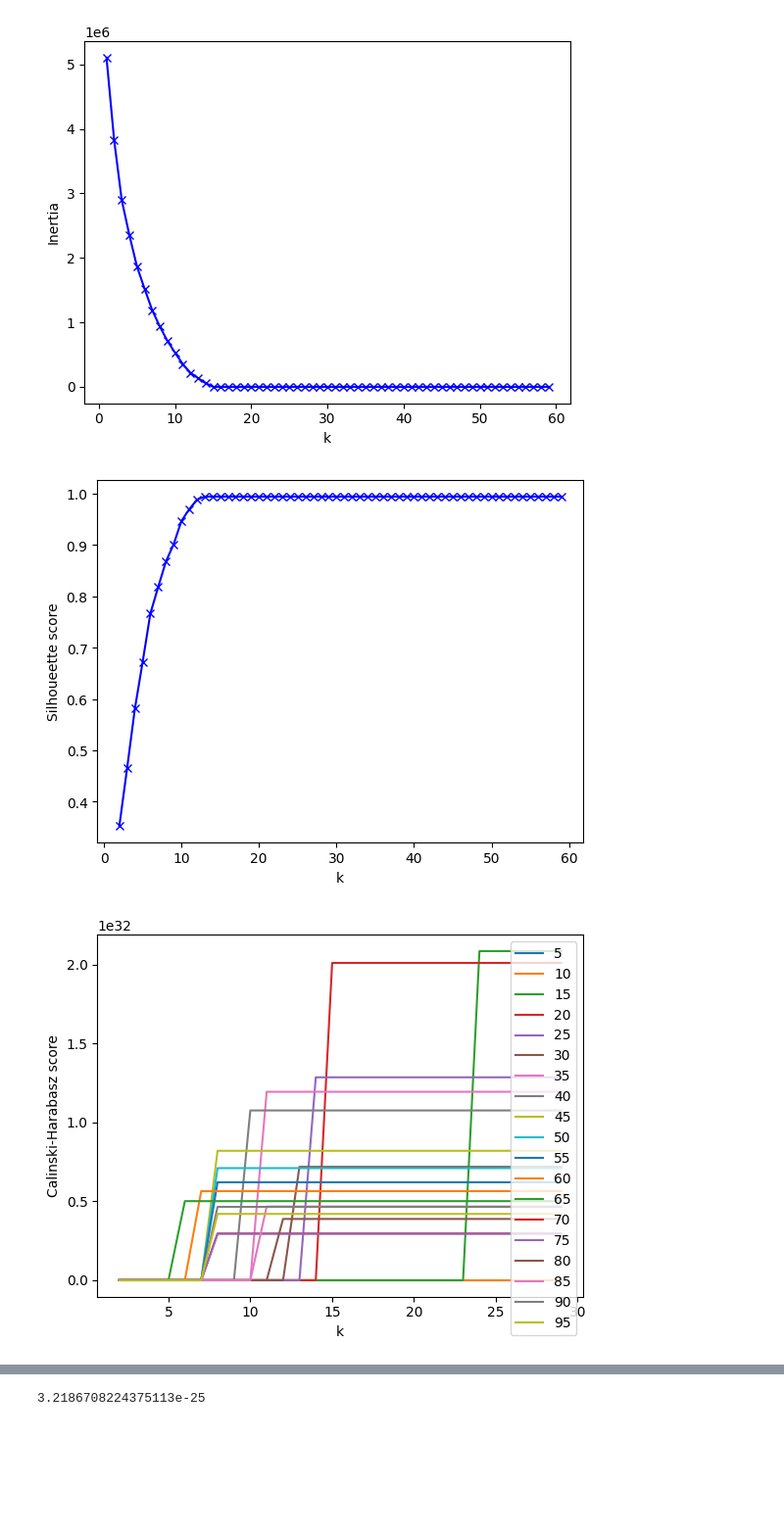
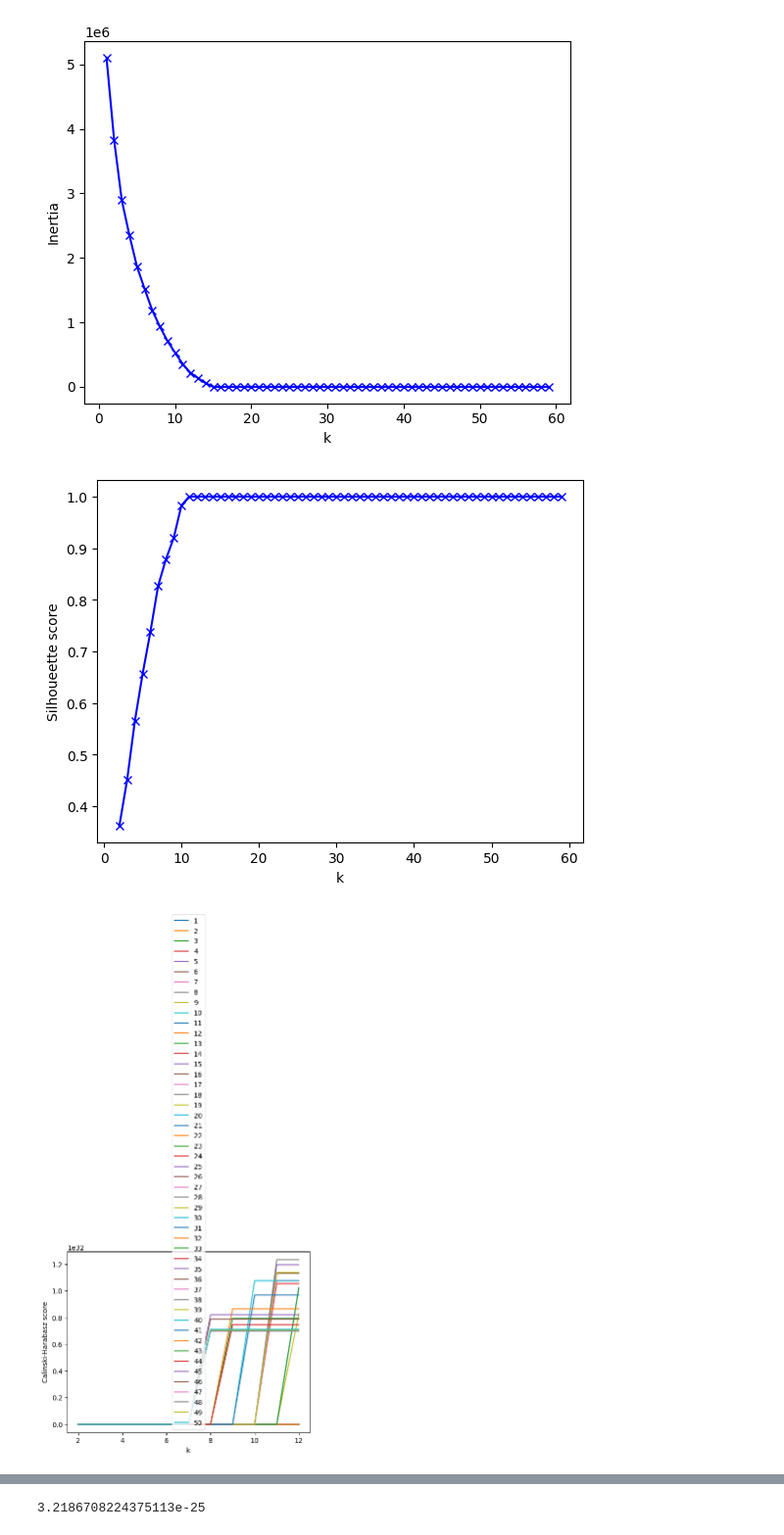
Before and after one commit to raphaelgoms/analysis-scripts, a Jupyter notebook: exps-data-analyzer.ipynb, the cells around one changed output, grey strips where cells are left out. Shown at 98% size. Saved outputs shown, nothing was run; the diff lists cells and outputs as text; code cells hidden in the pictures; blank space fills up the shorter version.

Commit message:
elite clustering analysis

```diff
--- a/exps-data-analyzer.ipynb
+++ b/exps-data-analyzer.ipynb
@@ -152,7 +153,8 @@ defeats: 6(0)
 analyzer = ExperimentsDataAnalyzer()
 
 func_number = 5
-base_path = f"~/code/FIM-CGRASP/results/generations/LSHADE/cec-f{func_number}/"
+seed = 544
+base_path = f"~/code/FIM-CGRASP/results/generations/LSHADE/cec-f{func_number}/s{seed}/"
 
 analyzer.load_data("pop-costs", base_path + "pop-costs.csv")
 
@@ -376,21 +378,3 @@ sns.swarmplot(x=labeled_df['Constant'],y=labeled_df['x7'],hue=elite_df['labels']
 # %% [output]
 <Axes: xlabel='Constant', ylabel='x7'>
 [figure]
-# %%
-f, axes = plt.subplots(2, 5, figsize=(15, 10), sharex=False) #create a 4x5 grid of empty figures where we will plot our feature plots. We will have a couple empty ones.
-f.subplots_adjust(hspace=0.2, wspace=0.7) #Scooch em apart, give em some room
-
-for i in range(0,len(list(elite_df))-2):
-    col = labeled_df.columns[i]
-    if i < 5:
-        ax = sns.stripplot(x=labeled_df['Constant'],y=labeled_df[col].values,hue=labeled_df['labels'],jitter=True,ax=axes[0,(i)])
-        ax.set_title(col)
-    elif i >= 5 and i<10:
-        ax = sns.stripplot(x=labeled_df['Constant'],y=labeled_df[col].values,hue=labeled_df['labels'],jitter=True,ax=axes[1,(i-5)]) #so if i=6 it is row 1 column 1
-        ax.set_title(col)
-    elif i >= 10 and i<15:
-        ax = sns.stripplot(x=labeled_df['Constant'],y=labeled_df[col].values,hue=labeled_df['labels'],jitter=True,ax=axes[2,(i-10)])
-        ax.set_title(col)
-    elif i >= 15:
-        ax = sns.stripplot(x=labeled_df['Constant'],y=labeled_df[col].values,hue=labeled_df['labels'],jitter=True,ax=axes[3,(i-15)])
-        ax.set_title(col)
@@ -454,6 +435,9 @@ base_path = f"~/code/FIM-CGRASP/results/generations/LSHADE/cec-f{func_number}/s{
 pop_generations = {}
 analyzer = ExperimentsDataAnalyzer()
 for i in range(gens_count):
+    df_id = f"pop-f{func_number}-s{seed}-g{i+1}"
+    analyzer.load_data(df_id, base_path + f"pop-g{i+1}.csv")
+
     df_id = f"elite-f{func_number}-s{seed}-g{i+1}"
     analyzer.load_data(df_id, base_path + f"elite-g{i+1}.csv")
 # %%
@@ -477,7 +461,7 @@ plt.show()
 # %% [output]
 [figure]
 # %%
-gen_id = 30
+gen_id = 38
 seed = 544
 elite_df = analyzer.get_data_frame(f"elite-f{func_number}-s{seed}-g{gen_id}")
 
@@ -495,26 +479,26 @@ plt.xlabel('k')
 plt.ylabel('Silhoueette score')
 plt.show()
 # %% [output]
-[figure, old version]
+[figure, new version]
 # %%
-for gen_id in range(0, 100, 5):
+for gen_id in range(1, 51):
     if gen_id > 0:
         elite_df = analyzer.get_data_frame(f"elite-f{func_number}-s{seed}-g{gen_id}")
 
         metric = []
-        K = range(2,30)
+        K = range(2,int(np.sqrt(180)))
         for k in K:
             kmeanModel = KMeans(n_clusters=k).fit(elite_df)
             kmeanModel.fit(elite_df)
             metric.append(calinski_harabasz_score(elite_df,  kmeanModel.labels_))
 
 
         # Plot the elbow
         plt.plot(K, metric, label=f"{gen_id}")
 
 plt.xlabel('k')
 plt.ylabel('Calinski-Harabasz score')
 plt.legend()
 plt.show()
 # %% [output]
-[figure, old version]
+[figure, new version]
```
Also changed, not shown: parts of 14 cells of this notebook.
